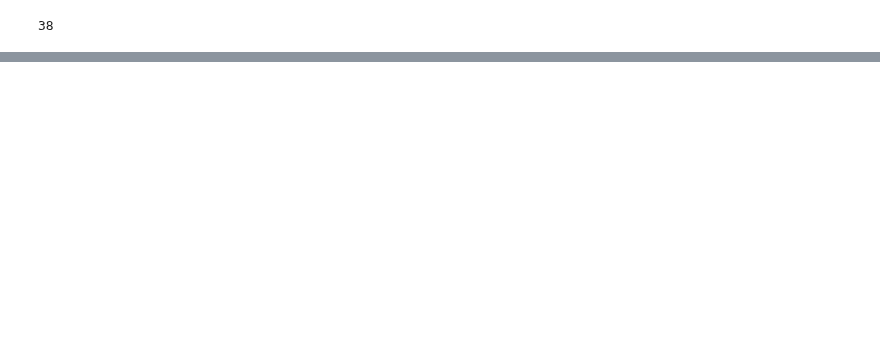
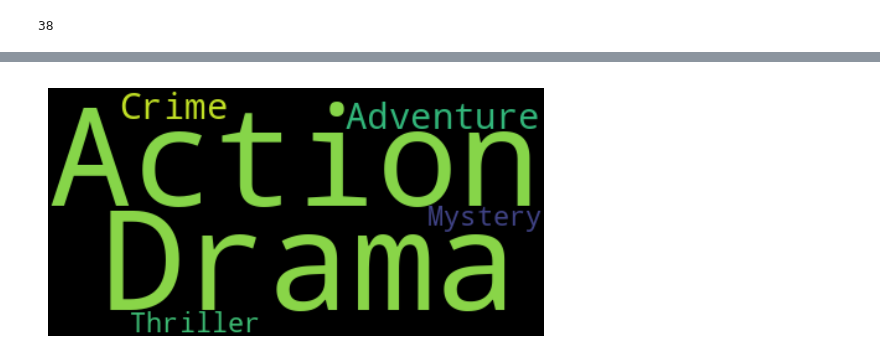
Before and after one commit to Shweta-singh-davv/python-data-science, a Jupyter notebook: python_web_scrapper_justwatch.ipynb, the cells around one changed output, grey strips where cells are left out. Saved outputs shown, nothing was run; the diff lists cells and outputs as text; code cells hidden in the pictures; blank space fills up the shorter version.

```diff
--- a/python_web_scrapper_justwatch.ipynb
+++ b/python_web_scrapper_justwatch.ipynb
@@ -487,0 +766,2 @@ justwatch_movie_df
+# %%
+justwatch_movie =pd.read_csv('/content/justwatch_movie_df_1.csv')
@@ -487,0 +804,4 @@ justwatch_movie_df
+# %%
+# changing columns datatype from object to category
+justwatch_movie = justwatch_movie.astype({"genre":'category',"runtime":'category',"production country":'category'
+,"director":'category',"streaming platform":'category'})
@@ -487,0 +857,8 @@ justwatch_movie_df
+# %%
+text= justwatch_movie.genre[0]
+wordcloud= WordCloud(collocations= False).generate(text)
+plt.imshow(wordcloud,interpolation='bilinear')
+plt.axis("off")
+plt.show()
+# %% [output]
+[figure, added]
```
Also changed, not shown: parts of 95 cells of this notebook.
